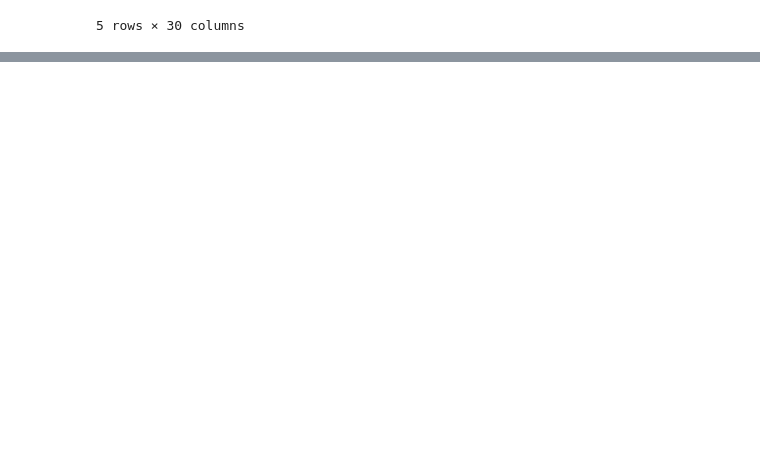
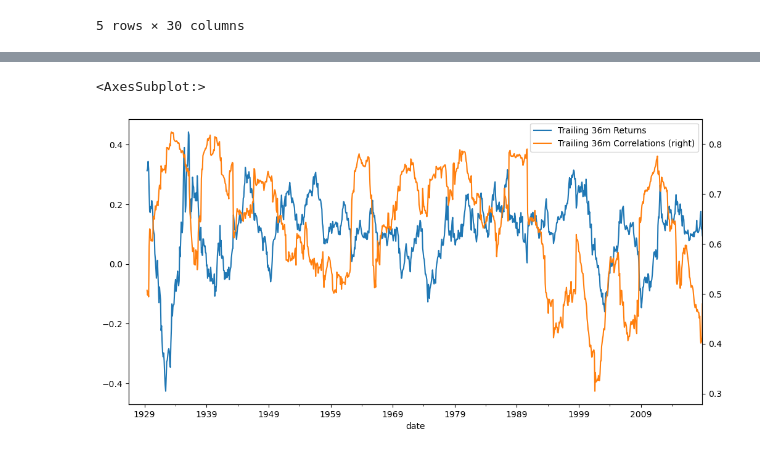
Before and after one commit to pportocarrero/Investment-management-ml, a Jupyter notebook: Lab 10_Limit of diversification.ipynb, the cells around one changed output, grey strips where cells are left out. Drawn from its saved outputs; the diff is of its cells as text; code cells hidden in the pictures; blank space fills up the shorter version.

```diff
--- a/Lab 10_Limit of diversification.ipynb
+++ b/Lab 10_Limit of diversification.ipynb
@@ -87,0 +93,6 @@ ind_tr36_corr = ts_corr.groupby(level='date').apply(lambda covmat: covmat.values
+# %%
+tmi_tr36m_return.plot(label='Trailing 36m Returns', figsize=(12,6), legend=True)
+ind_tr36_corr.plot(secondary_y=True, label='Trailing 36m Correlations', legend=True)
+# %% [output]
+<AxesSubplot:>
+[figure, added]
```
Also changed, not shown: parts of 6 cells of this notebook.
